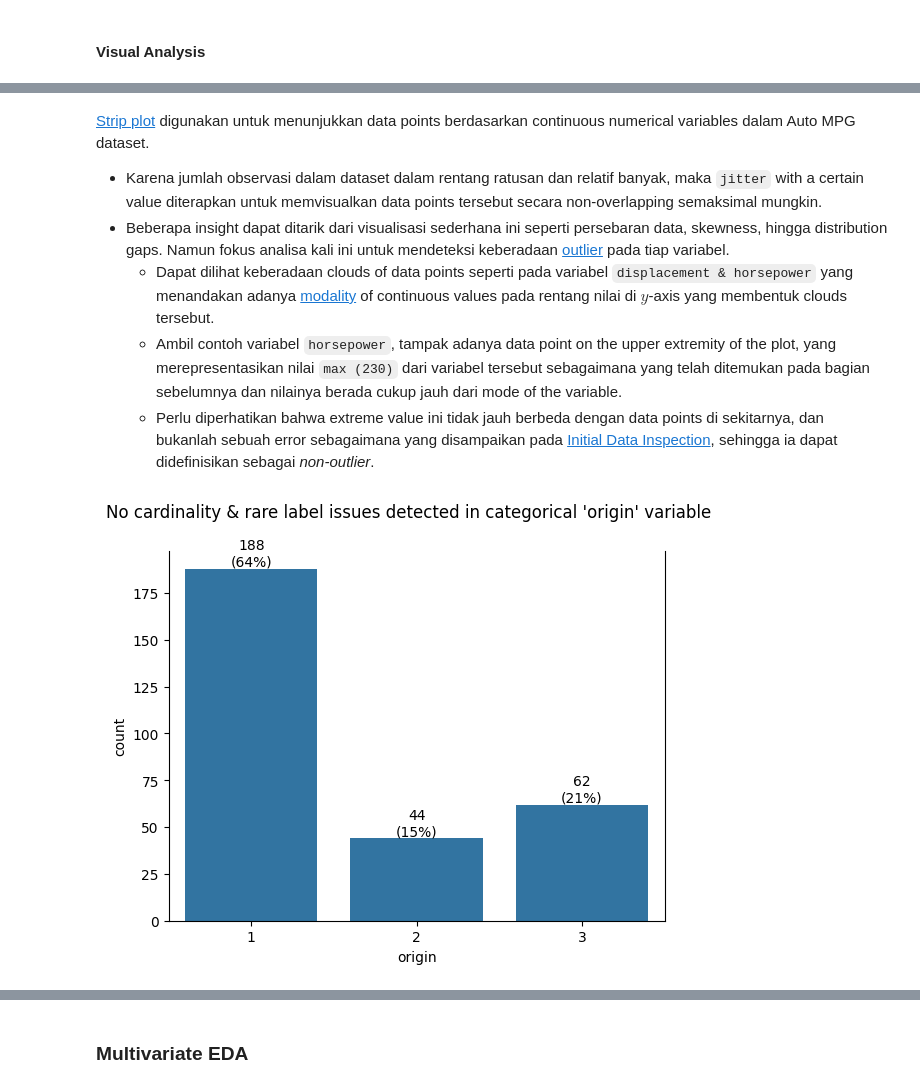
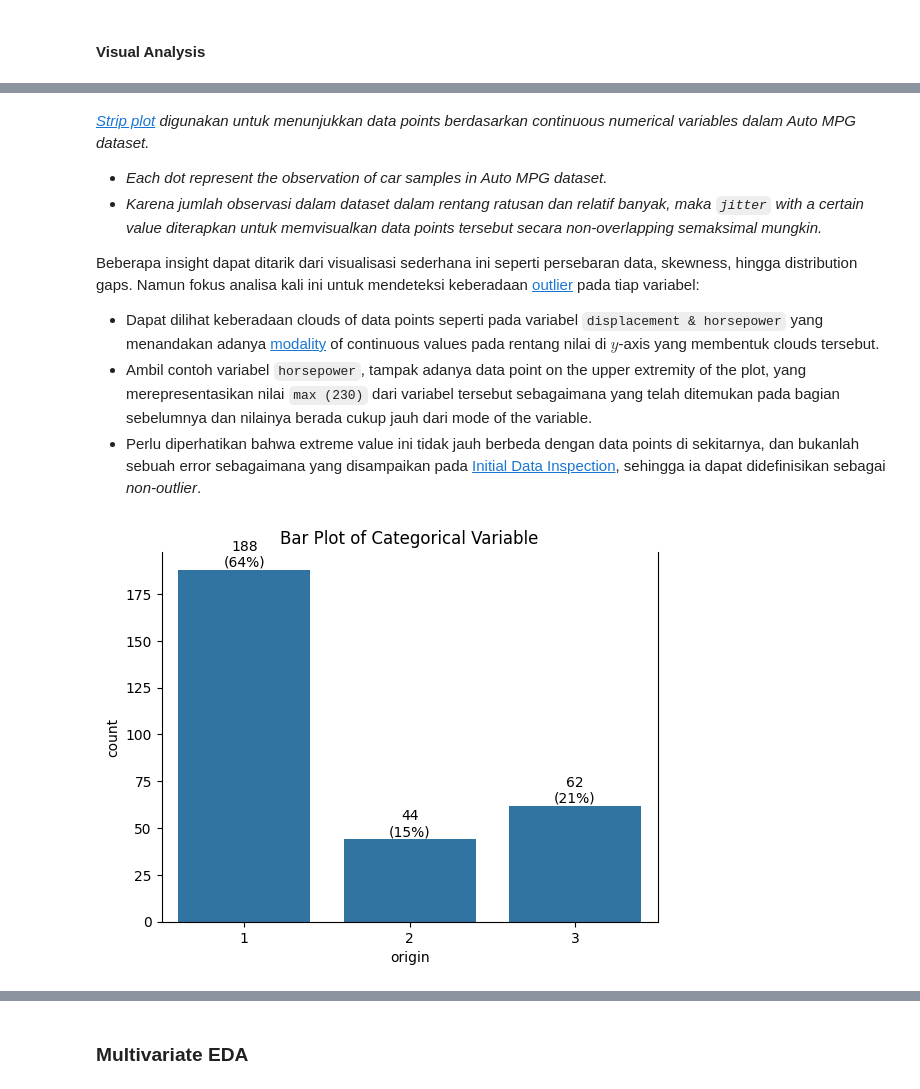
Before and after one commit to garudapaksi-yusuf/Auto_MPG_Prediction, a Jupyter notebook: notebook/notebook.ipynb, the cells around one changed output, grey strips where cells are left out. Saved outputs shown, nothing was run; the diff lists cells and outputs as text; code cells hidden in the pictures.

```diff
--- a/notebook/notebook.ipynb
+++ b/notebook/notebook.ipynb
@@ -245,7 +221,7 @@ pd.DataFrame([pvalue, decision], index=["p-value", "decision"], columns=["value"
 # %%
 # discard missing data from dataset
 dropper = DropMissingData()
-data_dropped = pd.DataFrame(dropper.fit_transform(X=data), columns=dropper.get_feature_names_out())
+data_dropped = pd.DataFrame(dropper.fit_transform(data), columns=dropper.get_feature_names_out())
 # %% [markdown]
 * *Transformation yang digunakan pada `data_train` [juga diterapkan pada subsequent datasets](https://scikit-learn.org/stable/common_pitfalls.html#inconsistent-preprocessing), whether it's `data_test` or data in a production system.*
 * *Discarding the missing data uses `DropMissingData()` transformer, karena transformer ini compatible dengan Scikit-learn pipeline yang akan digunakan pada bagian-bagian berikutnya.*
@@ -253,6 +229,10 @@ data_dropped = pd.DataFrame(dropper.fit_transform(X=data), columns=dropper.get_f
 #### Invalid Data Type
 # %%
 # encode selected variables in dataset to Pandas' "categorical" data type
-matcher = MatchCategories("origin", ignore_format=True)
-data_cleaned = pd.DataFrame(matcher.fit_transform(X=data_dropped), columns=matcher.get_feature_names_out())
+unmatched_variable = "origin"
+matcher = MatchCategories(
+    unmatched_variable,
+    ignore_format=True # allow transformer on variables with non-string data type (e.g., numeric)
+)
+data_cleaned = pd.DataFrame(matcher.fit_transform(data_dropped), columns=matcher.get_feature_names_out())
 # %% [markdown]
@@ -326,2 +294,6 @@ def inspect_dimensionality(dataset, train, test):
 
     return dimensionality_summary
+# %%
+# set random number generator instance
+seed = 42
+rng = np.random.RandomState(seed)
@@ -402,32 +379,29 @@ for count, column in enumerate(continuous_train):
 # %% [markdown]
-[Strip plot](https://seaborn.pydata.org/tutorial/categorical.html#categorical-tutorial) digunakan untuk menunjukkan data points berdasarkan continuous numerical variables dalam Auto MPG dataset.
-* Karena jumlah observasi dalam dataset dalam rentang ratusan dan relatif banyak, maka `jitter` with a certain value diterapkan untuk memvisualkan data points tersebut secara non-overlapping semaksimal mungkin.
-* Beberapa insight dapat ditarik dari visualisasi sederhana ini seperti persebaran data, skewness, hingga distribution gaps. Namun fokus analisa kali ini untuk mendeteksi keberadaan [outlier](https://en.wikipedia.org/wiki/Outlier) pada tiap variabel.
-    * Dapat dilihat keberadaan clouds of data points seperti pada variabel `displacement & horsepower` yang menandakan adanya [modality](https://en.wikipedia.org/wiki/Mode_(statistics)) of continuous values pada rentang nilai di $y$-axis yang membentuk clouds tersebut.
-    * Ambil contoh variabel `horsepower`, tampak adanya data point on the upper extremity of the plot, yang merepresentasikan nilai `max (230)` dari variabel tersebut sebagaimana yang telah ditemukan pada bagian sebelumnya dan nilainya berada cukup jauh dari mode of the variable.
-    * Perlu diperhatikan bahwa extreme value ini tidak jauh berbeda dengan data points di sekitarnya, dan bukanlah sebuah error sebagaimana yang disampaikan pada [Initial Data Inspection](#initial-data-inspection), sehingga ia dapat didefinisikan sebagai *non-outlier*.
+*[Strip plot](https://seaborn.pydata.org/tutorial/categorical.html#categorical-tutorial) digunakan untuk menunjukkan data points berdasarkan continuous numerical variables dalam Auto MPG dataset.*
+* *Each dot represent the observation of car samples in Auto MPG dataset.*
+* *Karena jumlah observasi dalam dataset dalam rentang ratusan dan relatif banyak, maka `jitter` with a certain value diterapkan untuk memvisualkan data points tersebut secara non-overlapping semaksimal mungkin.*
+
+Beberapa insight dapat ditarik dari visualisasi sederhana ini seperti persebaran data, skewness, hingga distribution gaps. Namun fokus analisa kali ini untuk mendeteksi keberadaan [outlier](https://en.wikipedia.org/wiki/Outlier) pada tiap variabel:
+* Dapat dilihat keberadaan clouds of data points seperti pada variabel `displacement & horsepower` yang menandakan adanya [modality](https://en.wikipedia.org/wiki/Mode_(statistics)) of continuous values pada rentang nilai di $y$-axis yang membentuk clouds tersebut.
+* Ambil contoh variabel `horsepower`, tampak adanya data point on the upper extremity of the plot, yang merepresentasikan nilai `max (230)` dari variabel tersebut sebagaimana yang telah ditemukan pada bagian sebelumnya dan nilainya berada cukup jauh dari mode of the variable.
+* Perlu diperhatikan bahwa extreme value ini tidak jauh berbeda dengan data points di sekitarnya, dan bukanlah sebuah error sebagaimana yang disampaikan pada [Initial Data Inspection](#initial-data-inspection), sehingga ia dapat didefinisikan sebagai *non-outlier*.
 # %%
-# setup plot title for categorical variable visualization
-plt.suptitle("No cardinality & rare label issues detected in categorical 'origin' variable")
-
 # plot visualization for categorical variables
-data_barplot = pd.concat(
-    [
-        data_train["origin"].value_counts().sort_index(),
-        data_train["origin"].value_counts(normalize=True).mul(other=100)
-    ],
-    axis=1
-)
-
+data_barplot = pd.concat([
+    data_train["origin"].value_counts().sort_index(),
+    data_train["origin"].value_counts(normalize=True).mul(100)
+], axis=1)
 axes = sns.barplot(data_barplot, x=data_barplot.index, y="count")
 
 labels = [
     f"{round(value.get_height())}\n({round(data_barplot.iloc[index, 1])}%)"
     for index, value in enumerate(axes.containers[0])
 ]
+axes.bar_label(axes.containers[0], labels=labels)
+axes.spines.top.set_visible(False)
 
-axes.bar_label(axes.containers[0], labels=labels)
-axes.spines.top.set_visible(b=False)
+plt.title("Bar Plot of Categorical Variable")
+plt.show()
 # %% [output]
-[figure, old version]
+[figure, new version]
 # %% [markdown]
```
Also changed, not shown: parts of 140 cells of this notebook.
